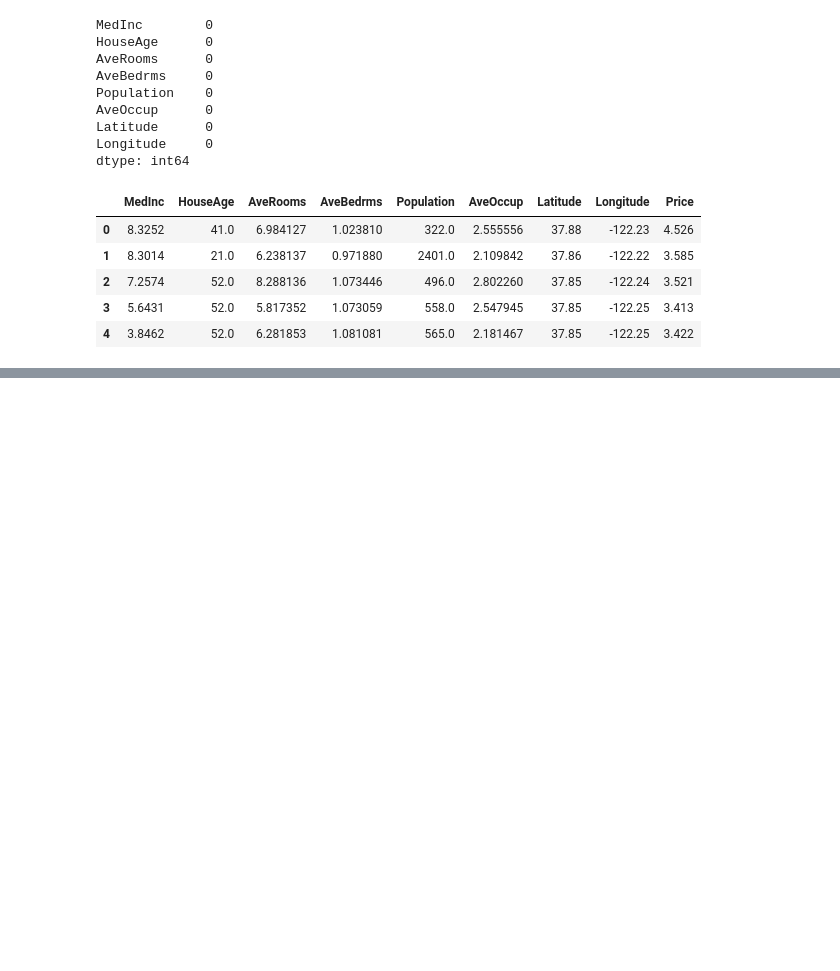
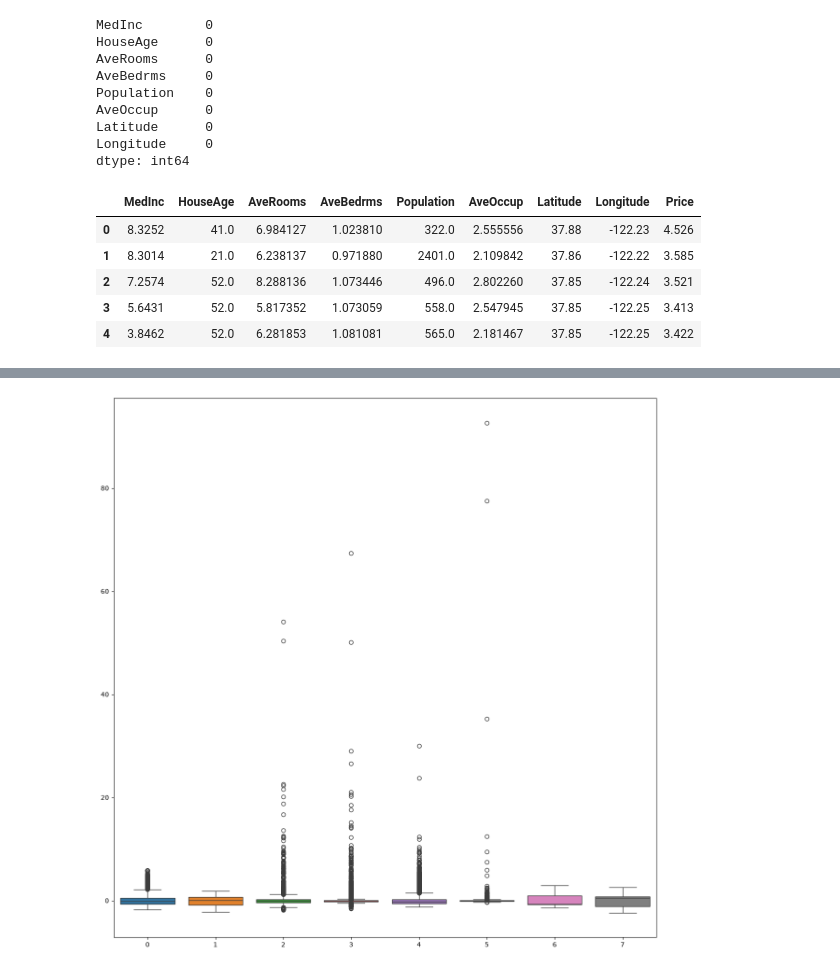
Before and after one commit to Aniketsonkerr/python, a Jupyter notebook: machine learning/housePrediction.ipynb, the cells around one changed output, grey strips where cells are left out. Cells and saved outputs as stored; diff of their text form; code cells hidden in the pictures; blank space fills up the shorter version.

```diff
--- a/machine learning/housePrediction.ipynb
+++ b/machine learning/housePrediction.ipynb
@@ -92,0 +120,5 @@ dataset.describe()
+# %%
+x_features = dataset.iloc[:,:-1]
+y_target = dataset.iloc[:,-1]
+# %%
+x_train,x_test,y_train,y_test=train_test_split(x_features,y_target,train_size=0.8,test_size=0.2,random_state=0)
@@ -92,0 +127,10 @@ dataset.describe()
+# %%
+scalar= StandardScaler()
+# %%
+x_train_norm = scalar.fit_transform(x_train)
+# %%
+fig, ax = plt.subplots(figsize=(15,15))
+sns.boxplot(data=x_train_norm,ax=ax)
+plt.savefig("boxplot_norm_data.jpg")
+# %% [output]
+[figure, added]
```
Also changed, not shown: parts of 16 cells of this notebook, 3 other files.
